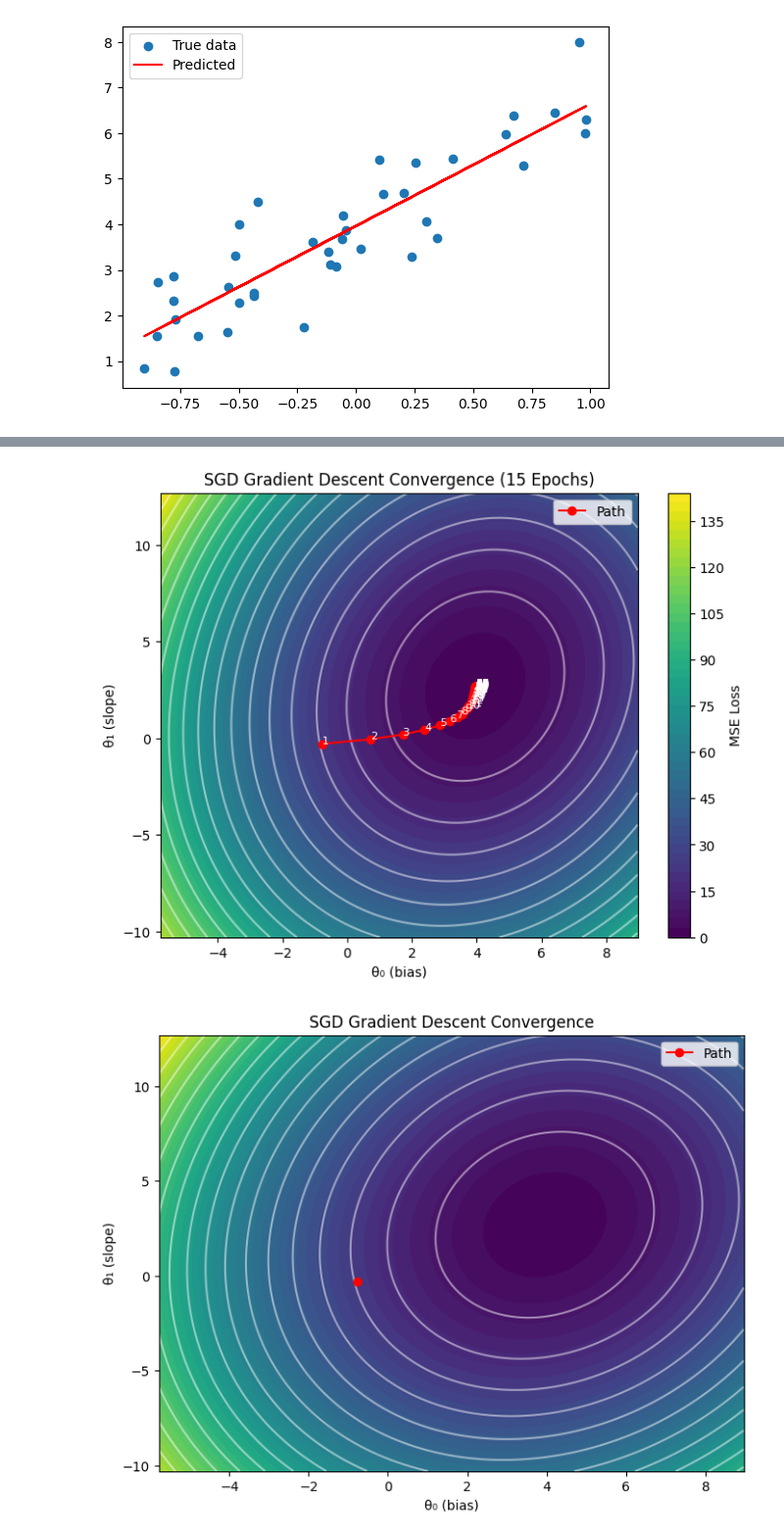
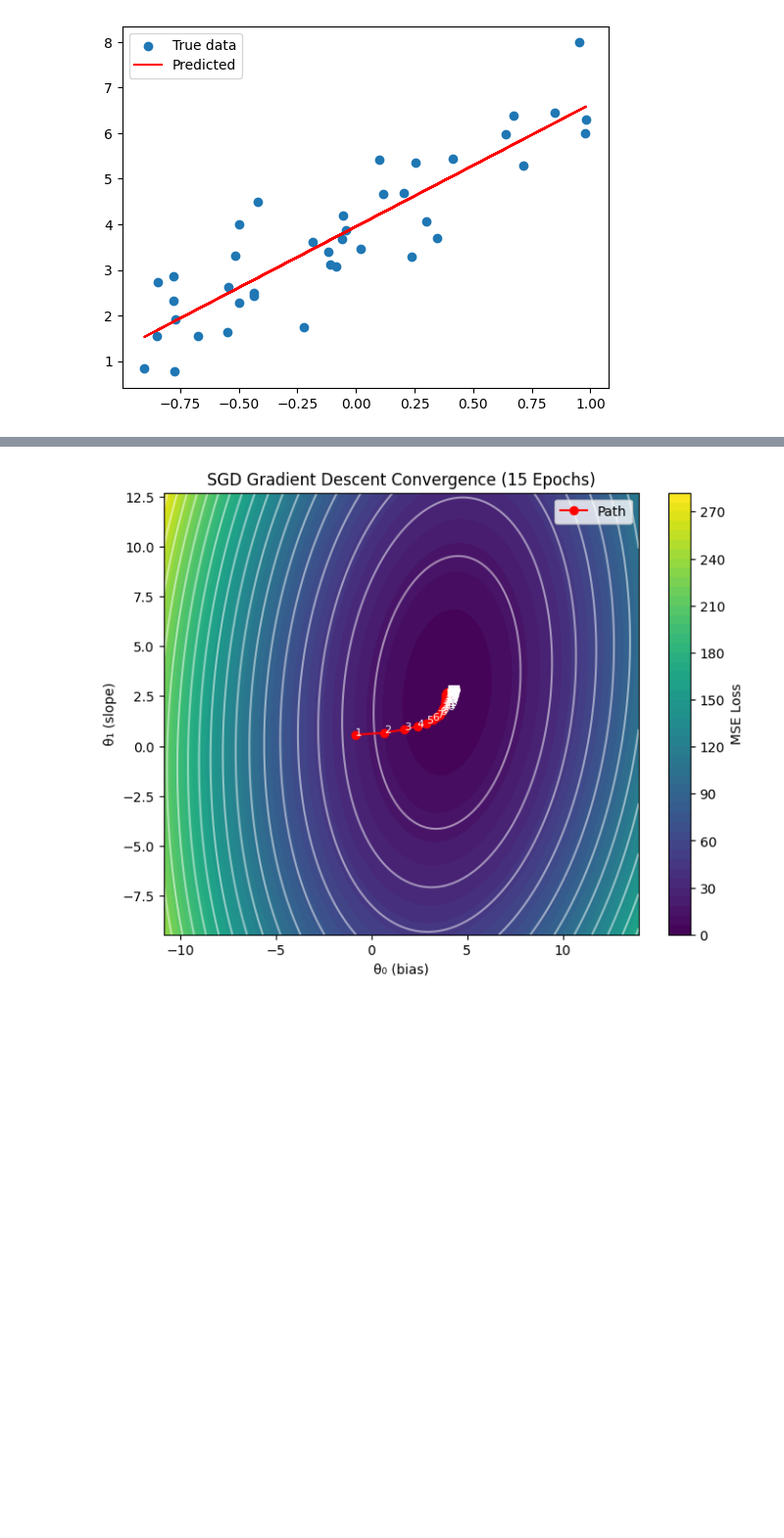
Before and after one commit to SAIGAWALI/Image-Reconstruction-and-Logistic-Regression, a Jupyter notebook: Task1/main.ipynb, the cells around one changed output, grey strips where cells are left out. Shown at 98% size. Drawn from its saved outputs; the diff is of its cells as text; code cells hidden in the pictures; blank space fills up the shorter version.

```diff
--- a/Task1/main.ipynb
+++ b/Task1/main.ipynb
@@ -394,12 +350,12 @@ print(loss.item())
 def visualize_convergence_sgd_1d(x, y, theta_hist, animate=False):
     theta_hist = np.array(theta_hist[:15 * len(x)])  # first 15 epochs
 
-    # Flatten x to 1D if needed
+    # Flatten x to 1D
     x = x.flatten()
     y = y.flatten()
 
     # Grid for contour
-    t0_vals = np.linspace(np.min(theta_hist[:,0])-5, np.max(theta_hist[:,0])+5, 200)
+    t0_vals = np.linspace(np.min(theta_hist[:,0])-10, np.max(theta_hist[:,0])+10, 200)
     t1_vals = np.linspace(np.min(theta_hist[:,1])-10, np.max(theta_hist[:,1])+10, 200)
     T0, T1 = np.meshgrid(t0_vals, t1_vals)
 
@@ -441,11 +397,9 @@ def visualize_convergence_sgd_1d(x, y, theta_hist, animate=False):
             return line,
 
         ani = animation.FuncAnimation(fig, update, frames=len(theta_hist), interval=200, blit=True)
-        plt.show()
+        plt.close(fig)
         return ani
-    # assuming you already have theta_hist, x, y
-visualize_convergence_sgd_1d(x.numpy(), y.numpy(), theta_hist, animate=False)  # ✅ static
-# or
+visualize_convergence_sgd_1d(x.numpy(), y.numpy(), theta_hist, animate=False)  # static
 ani = visualize_convergence_sgd_1d(x.numpy(), y.numpy(), theta_hist, animate=True)  # animated
-#ani.save("gd_convergence_3.gif", writer="pillow")  # save GIF
+ani.save("gd_convergence_3.gif", writer="pillow")  # save GIF
 # %% [output]
@@ -545,63 +509,8 @@ print(loss.item())
 # %%
-def visualize_convergence_sgd_1d(x, y, theta_hist, animate=False):
-    theta_hist = np.array(theta_hist[:15 * len(x)])  # first 15 epochs
-
-    # Flatten x to 1D if needed
-    x = x.flatten()
-    y = y.flatten()
-
-    # Grid for contour
-    t0_vals = np.linspace(np.min(theta_hist[:,0])-5, np.max(theta_hist[:,0])+5, 200)
-    t1_vals = np.linspace(np.min(theta_hist[:,1])-10, np.max(theta_hist[:,1])+10, 200)
-    T0, T1 = np.meshgrid(t0_vals, t1_vals)
-
-    Z = np.zeros_like(T0)
-    for i in range(T0.shape[0]):
-        for j in range(T0.shape[1]):
-            th = np.array([T0[i,j], T1[i,j]])
-            y_pred = th[0] + th[1] * x
-            Z[i,j] = np.mean((y - y_pred)**2)
-
-    if not animate:
-        plt.figure(figsize=(8,6))
-        plt.contourf(T0, T1, Z, levels=50, cmap="viridis")
-        plt.colorbar(label="MSE Loss")
-        plt.contour(T0, T1, Z, levels=20, colors="white", alpha=0.5)
-
-        plt.plot(theta_hist[:,0], theta_hist[:,1], 'ro-', label="Path")
-        for k, (t0, t1) in enumerate(theta_hist):
-            plt.text(t0, t1, str(k+1), color="white", fontsize=8)
-
-        plt.xlabel("θ₀ (bias)")
-        plt.ylabel("θ₁ (slope)")
-        plt.title("SGD Gradient Descent Convergence (15 Epochs)")
-        plt.legend()
-        plt.show()
-
-    else:
-        fig, ax = plt.subplots(figsize=(8,6))
-        ax.contourf(T0, T1, Z, levels=50, cmap="viridis")
-        ax.contour(T0, T1, Z, levels=20, colors="white", alpha=0.5)
-        line, = ax.plot([], [], 'ro-', label="Path")
-        ax.set_xlabel("θ₀ (bias)")
-        ax.set_ylabel("θ₁ (slope)")
-        ax.set_title("SGD Gradient Descent Convergence")
-        ax.legend()
-
-        def update(frame):
-            line.set_data(theta_hist[:frame+1,0], theta_hist[:frame+1,1])
-            return line,
-
-        ani = animation.FuncAnimation(fig, update, frames=len(theta_hist), interval=200, blit=True)
-        plt.show()
-        return ani
-    # assuming you already have theta_hist, x, y
-visualize_convergence_sgd_1d(x.numpy(), y.numpy(), theta_hist, animate=False)  # ✅ static
-# or
+visualize_convergence_sgd_1d(x.numpy(), y.numpy(), theta_hist, animate=False)  #static
 ani = visualize_convergence_sgd_1d(x.numpy(), y.numpy(), theta_hist, animate=True)  # animated
-#ani.save("gd_convergence_4.gif", writer="pillow")  # save GIF
+ani.save("gd_convergence_4.gif", writer="pillow")  # save GIF
 # %% [output]
-[figure, old version]
+[figure, new version]
-[figure, removed]
 # %%
 # Convert loss_hist to numpy
```
Also changed, not shown: parts of 19 cells of this notebook, 4 other files.
